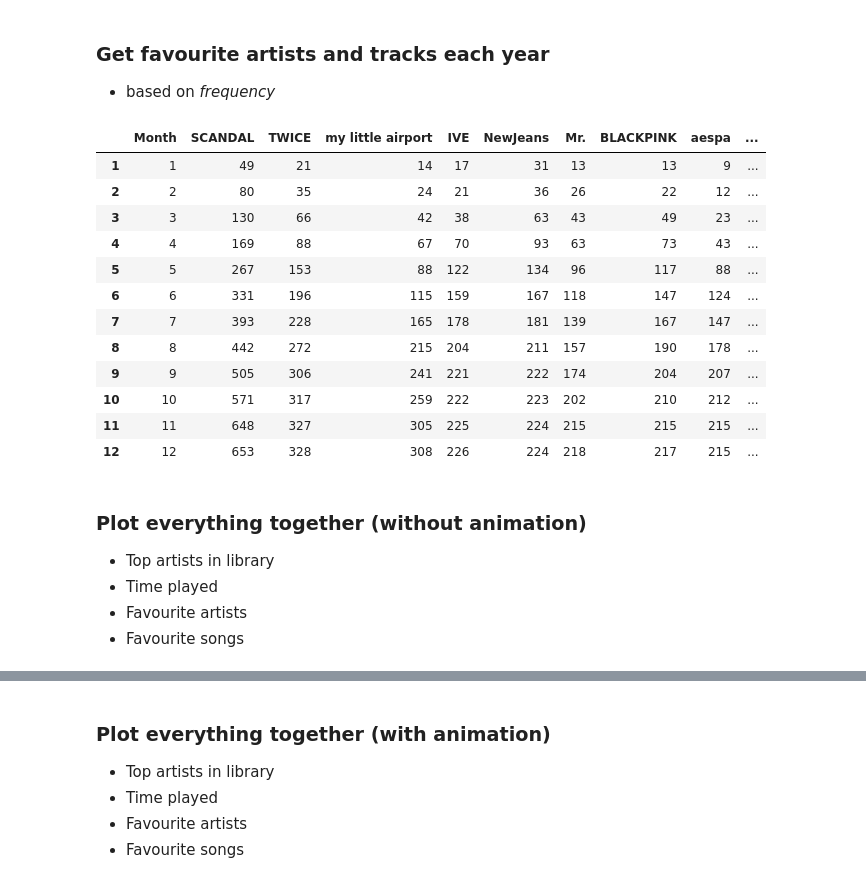
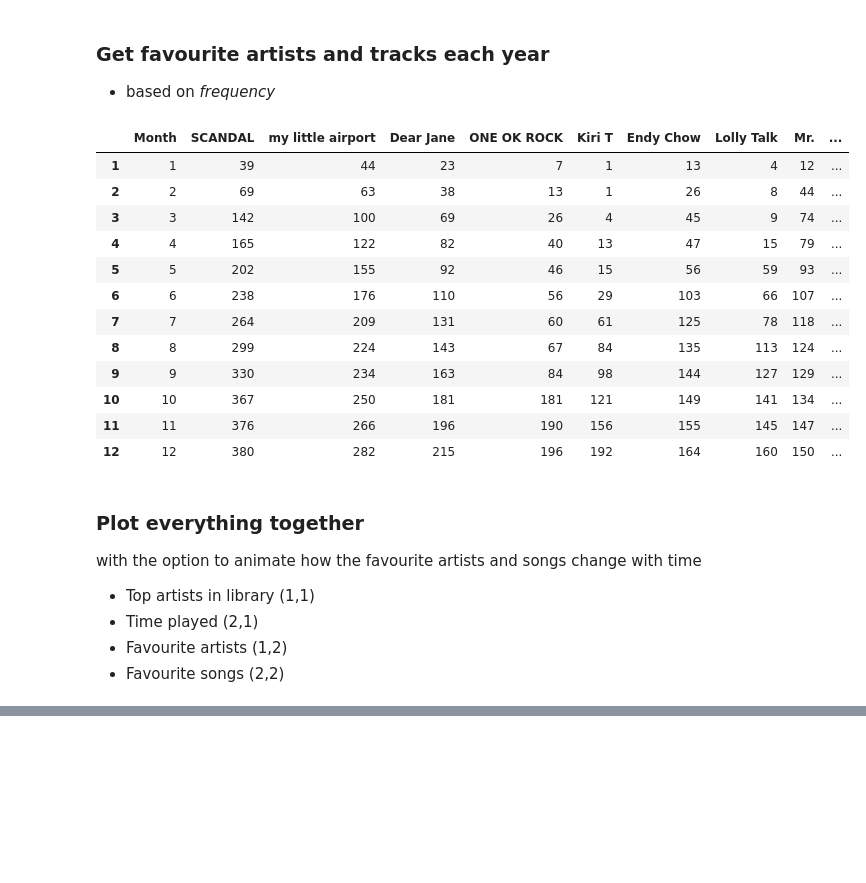
Before and after one commit to kinranlau/spotify_wrapped_plotly, a Jupyter notebook: spotify_analysis.ipynb, the cells around one changed output, grey strips where cells are left out. Cells and saved outputs as stored; diff of their text form; code cells hidden in the pictures; blank space fills up the shorter version.

```diff
--- a/spotify_analysis.ipynb
+++ b/spotify_analysis.ipynb
@@ -349,30 +433,33 @@ def get_favourite_tracks(df):
 artist_count_2021 = get_favourite_artists(df_2021)
 artist_count_2022 = get_favourite_artists(df_2022)
 artist_count_2023 = get_favourite_artists(df_2023)
+artist_count_2024 = get_favourite_artists(df_2024)
 
 track_count_2021 = get_favourite_tracks(df_2021)
 track_count_2022 = get_favourite_tracks(df_2022)
 track_count_2023 = get_favourite_tracks(df_2023)
+track_count_2024 = get_favourite_tracks(df_2024)
-# %%
-artist_count_2023
-# %% [output]
-|  | Month | SCANDAL | TWICE | my little airport | IVE | NewJeans | Mr. | BLACKPINK | aespa | ... |
-| 1 | 1 | 49 | 21 | 14 | 17 | 31 | 13 | 13 | 9 | ... |
-| 2 | 2 | 80 | 35 | 24 | 21 | 36 | 26 | 22 | 12 | ... |
-| 3 | 3 | 130 | 66 | 42 | 38 | 63 | 43 | 49 | 23 | ... |
-| 4 | 4 | 169 | 88 | 67 | 70 | 93 | 63 | 73 | 43 | ... |
-| 5 | 5 | 267 | 153 | 88 | 122 | 134 | 96 | 117 | 88 | ... |
-| 6 | 6 | 331 | 196 | 115 | 159 | 167 | 118 | 147 | 124 | ... |
-| 7 | 7 | 393 | 228 | 165 | 178 | 181 | 139 | 167 | 147 | ... |
-| 8 | 8 | 442 | 272 | 215 | 204 | 211 | 157 | 190 | 178 | ... |
-| 9 | 9 | 505 | 306 | 241 | 221 | 222 | 174 | 204 | 207 | ... |
-| 10 | 10 | 571 | 317 | 259 | 222 | 223 | 202 | 210 | 212 | ... |
-| 11 | 11 | 648 | 327 | 305 | 225 | 224 | 215 | 215 | 215 | ... |
-| 12 | 12 | 653 | 328 | 308 | 226 | 224 | 218 | 217 | 215 | ... |
+# %%
+artist_count_2024
+# %% [output]
+|  | Month | SCANDAL | my little airport | Dear Jane | ONE OK ROCK | Kiri T | Endy Chow | Lolly Talk | Mr. | ... |
+| 1 | 1 | 39 | 44 | 23 | 7 | 1 | 13 | 4 | 12 | ... |
+| 2 | 2 | 69 | 63 | 38 | 13 | 1 | 26 | 8 | 44 | ... |
+| 3 | 3 | 142 | 100 | 69 | 26 | 4 | 45 | 9 | 74 | ... |
+| 4 | 4 | 165 | 122 | 82 | 40 | 13 | 47 | 15 | 79 | ... |
+| 5 | 5 | 202 | 155 | 92 | 46 | 15 | 56 | 59 | 93 | ... |
+| 6 | 6 | 238 | 176 | 110 | 56 | 29 | 103 | 66 | 107 | ... |
+| 7 | 7 | 264 | 209 | 131 | 60 | 61 | 125 | 78 | 118 | ... |
+| 8 | 8 | 299 | 224 | 143 | 67 | 84 | 135 | 113 | 124 | ... |
+| 9 | 9 | 330 | 234 | 163 | 84 | 98 | 144 | 127 | 129 | ... |
+| 10 | 10 | 367 | 250 | 181 | 181 | 121 | 149 | 141 | 134 | ... |
+| 11 | 11 | 376 | 266 | 196 | 190 | 156 | 155 | 145 | 147 | ... |
+| 12 | 12 | 380 | 282 | 215 | 196 | 192 | 164 | 160 | 150 | ... |
 # %% [markdown]
-### Plot everything together (without animation)
-- Top artists in library
-- Time played
-- Favourite artists
-- Favourite songs
+### Plot everything together
+with the option to animate how the favourite artists and songs change with time
+- Top artists in library (1,1)
+- Time played (2,1)
+- Favourite artists (1,2)
+- Favourite songs (2,2)
 # %%
@@ -561,8 +796,2 @@ fig.show()
 # %% [output]
 [interactive output not drawn]
-# %% [markdown]
-### Plot everything together (with animation)
-- Top artists in library
-- Time played
-- Favourite artists
-- Favourite songs
```
Also changed, not shown: parts of 17 cells of this notebook, 3 other files.
